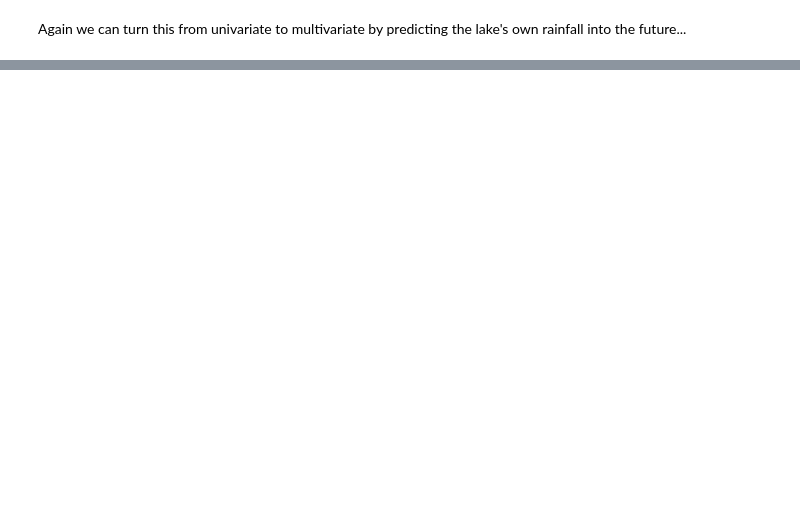
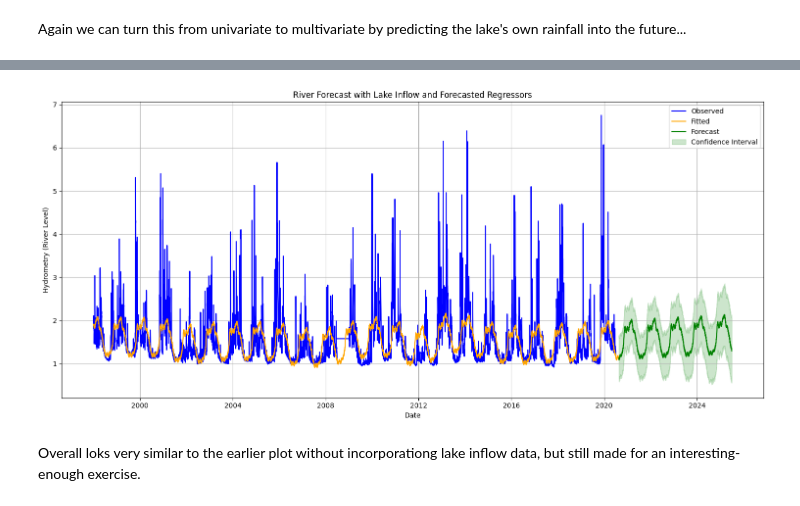
Before and after one commit to NWinocur/kaggle-acea-water-prediction, a Jupyter notebook: src/explore.ipynb, the cells around one changed output, grey strips where cells are left out. Cells and saved outputs as stored; diff of their text form; code cells hidden in the pictures; blank space fills up the shorter version.

```diff
--- a/src/explore.ipynb
+++ b/src/explore.ipynb
@@ -967,0 +995,2 @@ plt.show()
+# %%
+df_river_plus_flow['Flow_Rate'] = df_river_plus_flow['Flow_Rate'].interpolate(method='time').bfill().ffill()
@@ -967,0 +1012,10 @@ plt.show()
+# %%
+# reset datetimee from index to regular column again so we can rename it how Prophet wants
+df_river_prophet = (
+    df_river_plus_flow
+    .reset_index()
+    .rename(columns={'Date': 'ds', "Hydrometry_Nave_di_Rosano": 'y'})
+    [['ds', 'y'] + river_plus_flow_regressors]
+)
+# %%
+river_model_with_lake_inflow.fit(df_river_prophet[df_river_prophet['y'].notna()])  # Drop NaNs in y
@@ -967,0 +1026,8 @@ plt.show()
+# %%
+future_regressors = reduce(lambda left, right: pd.merge(left, right, on='ds'),
+                           [forecast_feature(df_river_plus_flow.reset_index(), col, YEARS_TO_FORECAST * 365) for col in river_plus_flow_regressors])
+
+future_df = river_model_with_lake_inflow.make_future_dataframe(periods=YEARS_TO_FORECAST * 365)
+future_df = future_df.merge(future_regressors, on='ds', how='left').bfill().ffill()
+
+forecast = river_model_with_lake_inflow.predict(future_df)
@@ -967,0 +1052,34 @@ plt.show()
+# %%
+import matplotlib.pyplot as plt
+
+# Determine the cutoff between historical and future data
+cutoff = len(df_river_prophet)
+
+plt.figure(figsize=(15, 7))
+
+# Plot actual historical data
+plt.plot(df_river_prophet['ds'], df_river_prophet['y'], label='Observed', color='blue')
+
+# Plot in-sample forecast
+plt.plot(forecast['ds'][:cutoff], forecast['yhat'][:cutoff], label='Fitted', color='orange')
+
+# Plot future forecast
+plt.plot(forecast['ds'][cutoff:], forecast['yhat'][cutoff:], label='Forecast', color='green')
+
+# Add confidence interval
+plt.fill_between(forecast['ds'][cutoff:],
+                 forecast['yhat_lower'][cutoff:],
+                 forecast['yhat_upper'][cutoff:],
+                 color='green', alpha=0.2, label='Confidence Interval')
+
+plt.xlabel('Date')
+plt.ylabel('Hydrometry (River Level)')
+plt.title('River Forecast with Lake Inflow and Forecasted Regressors')
+plt.legend()
+plt.grid(True)
+plt.tight_layout()
+plt.show()
+# %% [output]
+[figure, added]
+# %% [markdown]
+Overall loks very similar to the earlier plot without incorporationg lake inflow data, but still made for an interesting-enough exercise.
```
Also changed, not shown: parts of 22 cells of this notebook.
